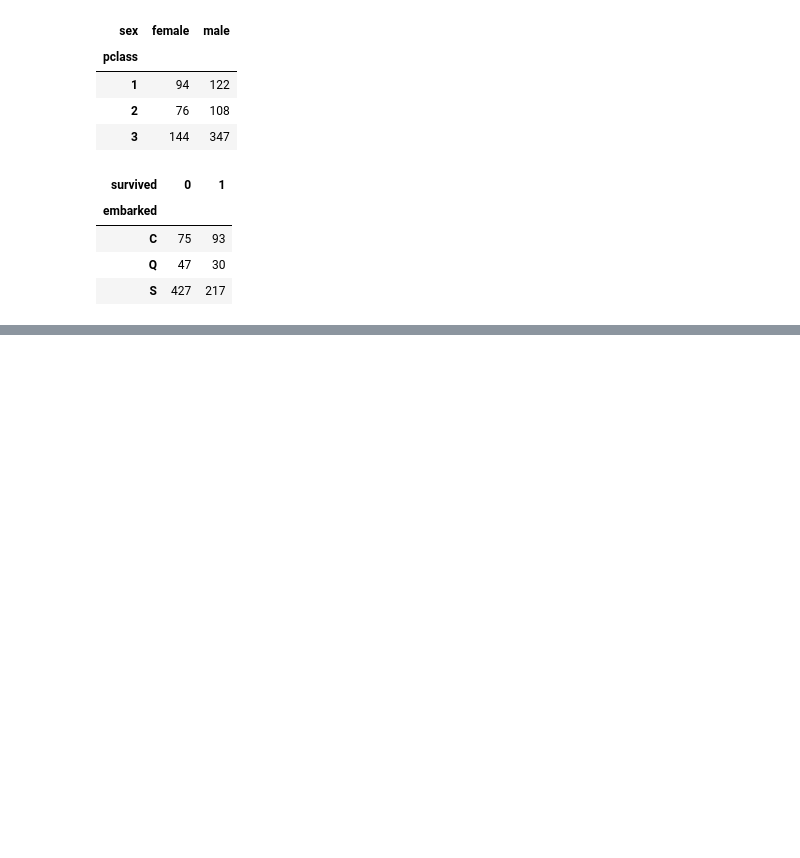
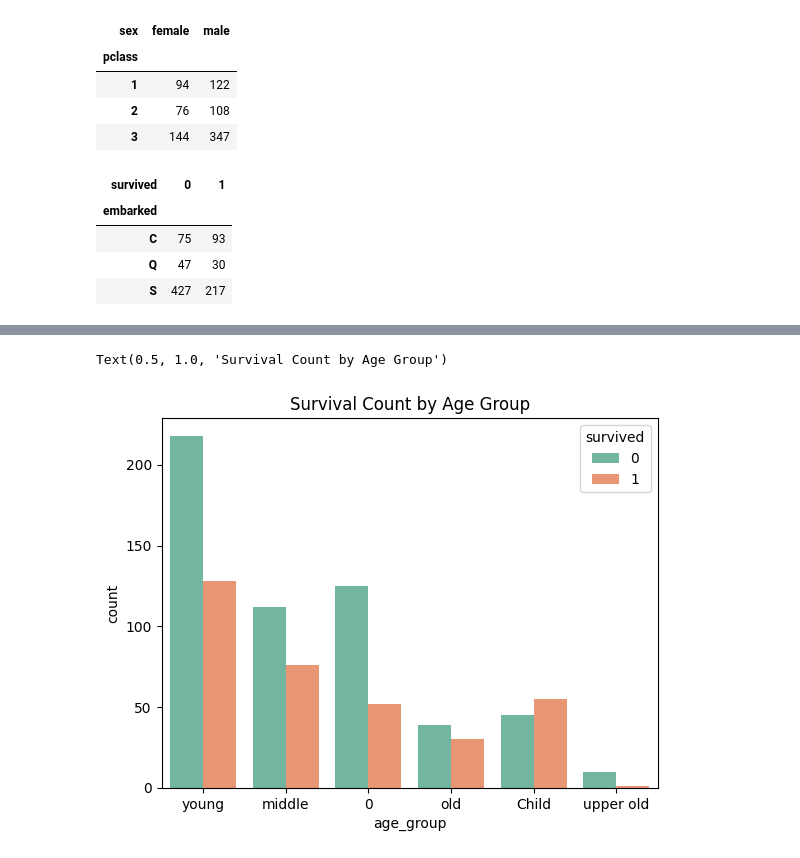
Before and after one commit to Salmanfarsi2561/PYTHON_ML, a Jupyter notebook: EDA/datasets/Analysis/Titanic.ipynb, the cells around one changed output, grey strips where cells are left out. Cells and saved outputs as stored; diff of their text form; code cells hidden in the pictures; blank space fills up the shorter version.

```diff
--- a/EDA/datasets/Analysis/Titanic.ipynb
+++ b/EDA/datasets/Analysis/Titanic.ipynb
@@ -173,0 +209,6 @@ plt.tight_layout()
+# %%
+sns.countplot(x='age_group', hue='survived', data=data, palette='Set2')
+plt.title('Survival Count by Age Group')
+# %% [output]
+Text(0.5, 1.0, 'Survival Count by Age Group')
+[figure, added]
```
Also changed, not shown: parts of 4 cells of this notebook.
